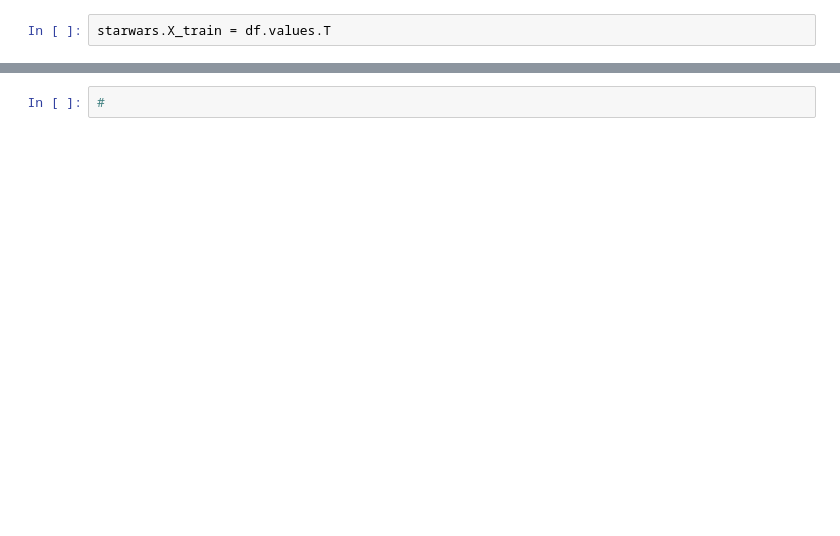
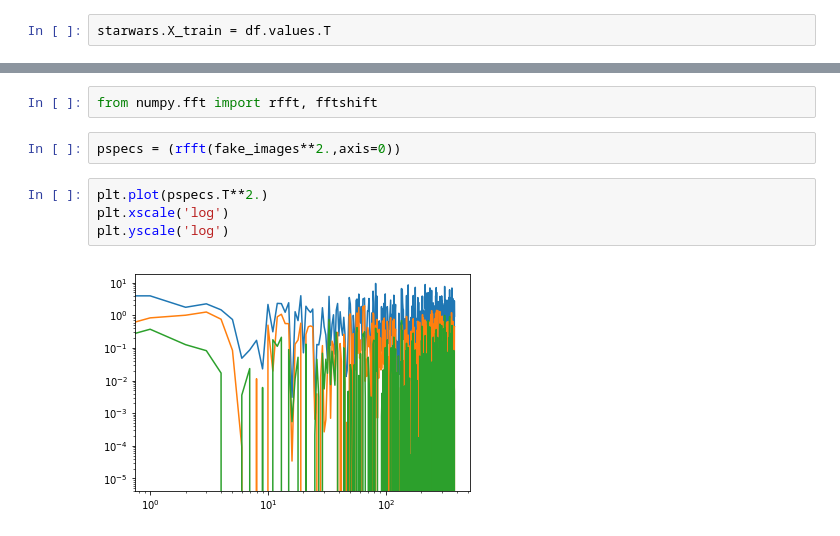
Before and after one commit to benjaminpope/starwars, a Jupyter notebook: gan/gan_ben.ipynb, the cells around one changed output, grey strips where cells are left out. Saved outputs shown, nothing was run; the diff lists cells and outputs as text; blank space fills up the shorter version.

```diff
--- a/gan/gan_ben.ipynb
+++ b/gan/gan_ben.ipynb
@@ -95,2 +93,10 @@ Fake images shape : (5, 192)
-# %%
-#
+# %%
+from numpy.fft import rfft, fftshift
+# %%
+pspecs = (rfft(fake_images**2.,axis=0))
+# %%
+plt.plot(pspecs.T**2.)
+plt.xscale('log')
+plt.yscale('log')
+# %% [output]
+[figure, added]
```
Also changed, not shown: parts of 9 cells of this notebook, 2 other files.
